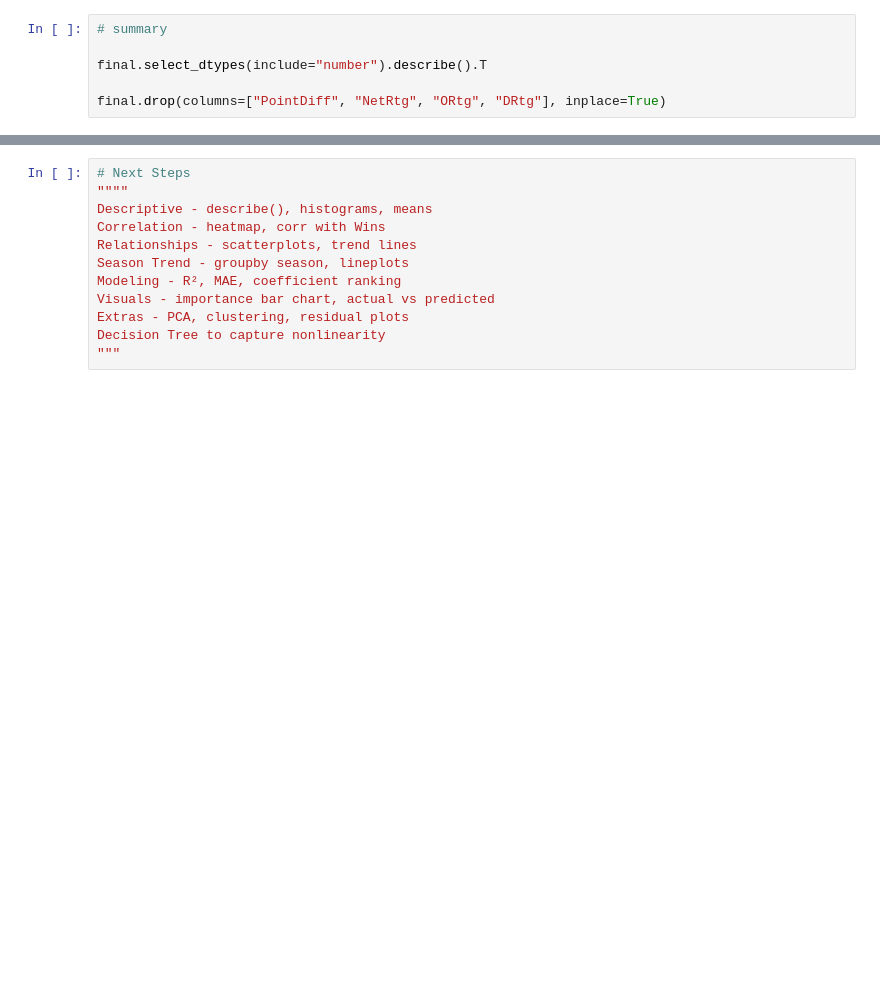
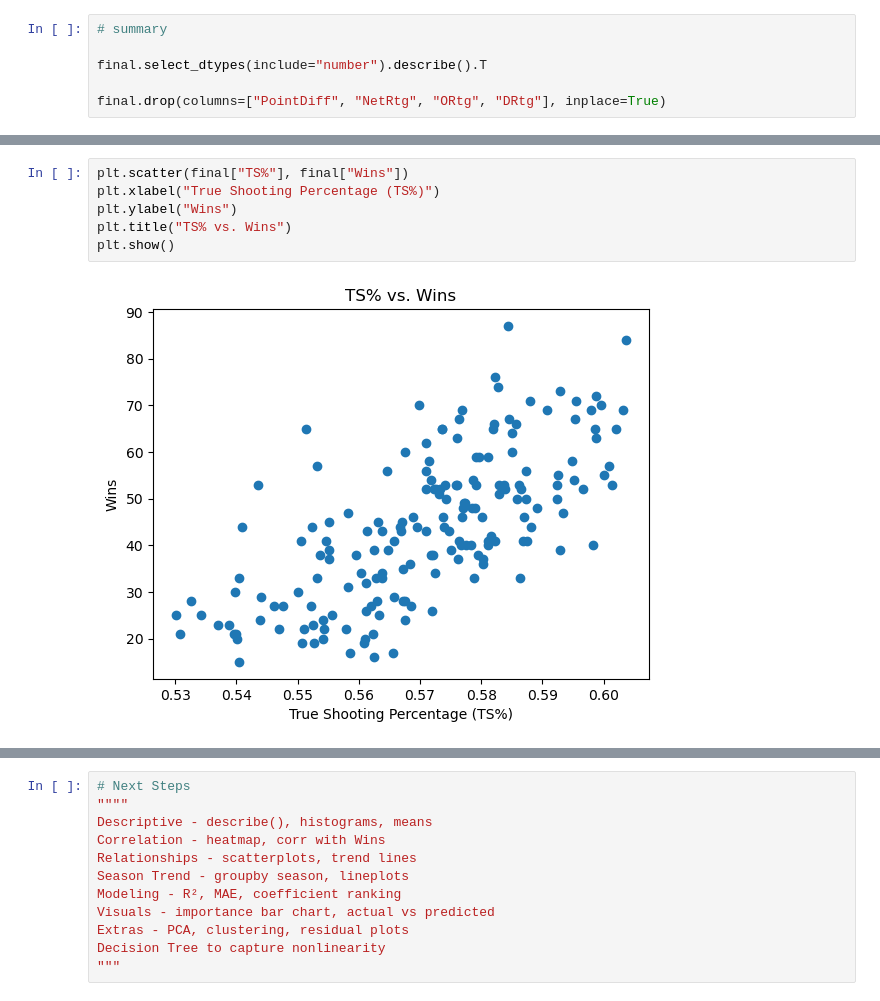
Before and after one commit to rheanibert04/Group1-STA4724, a Jupyter notebook: data_analysis.ipynb, the cells around one changed output, grey strips where cells are left out. Saved outputs shown, nothing was run; the diff lists cells and outputs as text; blank space fills up the shorter version.

```diff
--- a/data_analysis.ipynb
+++ b/data_analysis.ipynb
@@ -498,0 +566,8 @@ plt.show()
+# %%
+plt.scatter(final["TS%"], final["Wins"])
+plt.xlabel("True Shooting Percentage (TS%)")
+plt.ylabel("Wins")
+plt.title("TS% vs. Wins")
+plt.show()
+# %% [output]
+[figure, added]
```
Also changed, not shown: parts of 13 cells of this notebook.
